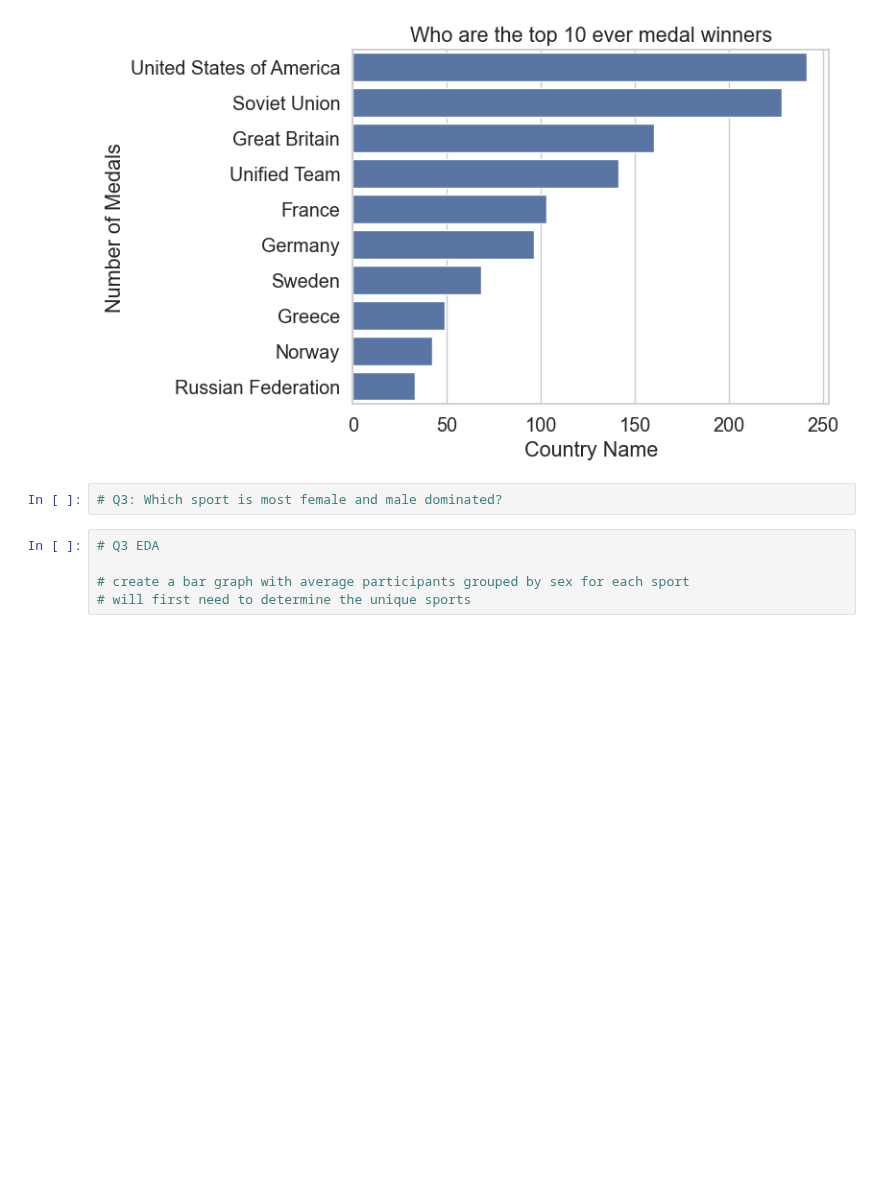
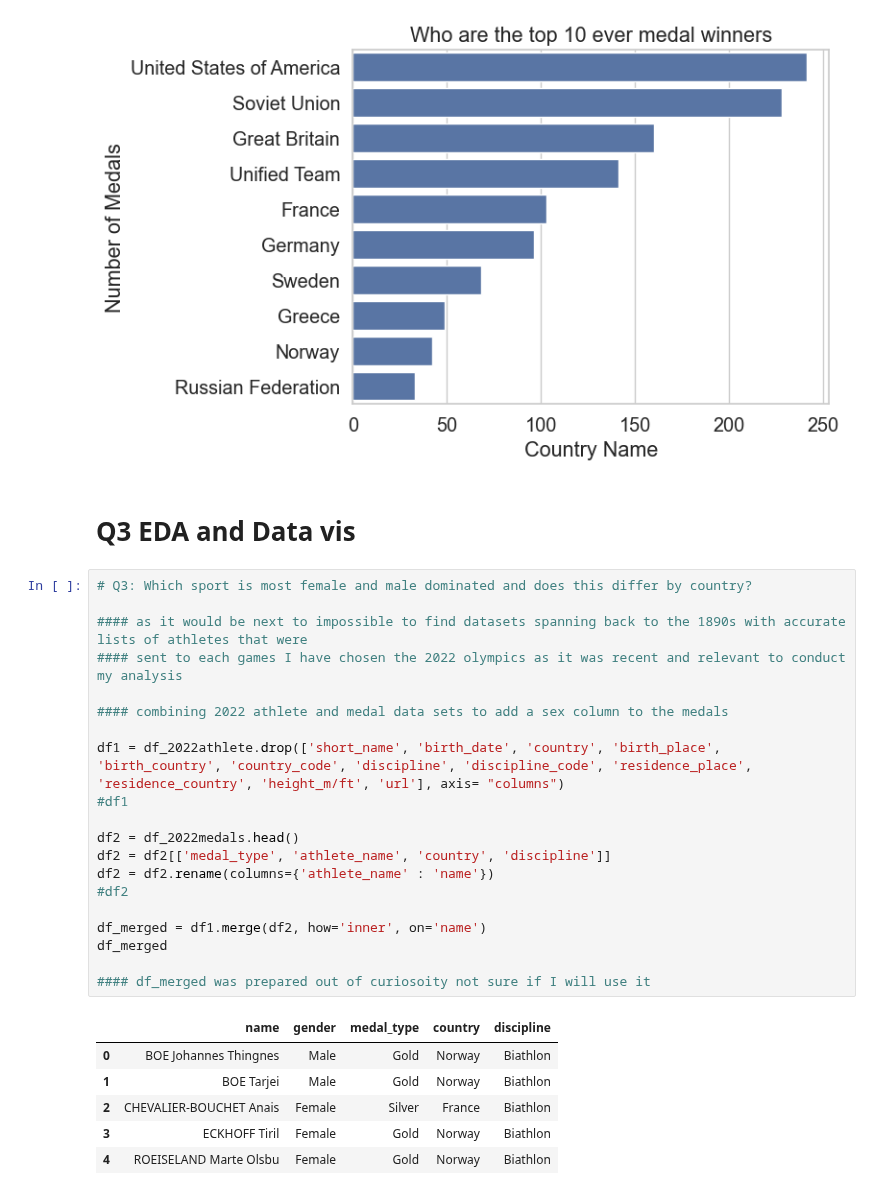
Before and after one commit to ubco-W2022T2-data301/project-group-group17, a Jupyter notebook: analysis/notebooks/analysis_conan.ipynb, the cells around one changed output. Drawn from its saved outputs; the diff is of its cells as text; blank space fills up the shorter version.

```diff
--- a/analysis/notebooks/analysis_conan.ipynb
+++ b/analysis/notebooks/analysis_conan.ipynb
@@ -207,10 +191,32 @@ plot
 # %% [output]
 <Axes: title={'center': 'Who are the top 10 ever medal winners'}, xlabel='Country Name', ylabel='Number of Medals'>
 [figure]
-# %%
-# Q3: Which sport is most female and male dominated?
-# %%
-# Q3 EDA
-
-# create a bar graph with average participants grouped by sex for each sport
-# will first need to determine the unique sports
+# %% [markdown]
+# Q3 EDA and Data vis
+# %%
+# Q3: Which sport is most female and male dominated and does this differ by country?
+
+#### as it would be next to impossible to find datasets spanning back to the 1890s with accurate lists of athletes that were
+#### sent to each games I have chosen the 2022 olympics as it was recent and relevant to conduct my analysis
+
+#### combining 2022 athlete and medal data sets to add a sex column to the medals
+
+df1 = df_2022athlete.drop(['short_name', 'birth_date', 'country', 'birth_place', 'birth_country', 'country_code', 'discipline', 'discipline_code', 'residence_place', 'residence_country', 'height_m/ft', 'url'], axis= "columns")
+#df1
+
+df2 = df_2022medals.head()
+df2 = df2[['medal_type', 'athlete_name', 'country', 'discipline']]
+df2 = df2.rename(columns={'athlete_name' : 'name'})
+#df2
+
+df_merged = df1.merge(df2, how='inner', on='name')
+df_merged
+
+#### df_merged was prepared out of curiosoity not sure if I will use it
+# %% [output]
+|  | name | gender | medal_type | country | discipline |
+| 0 | BOE Johannes Thingnes | Male | Gold | Norway | Biathlon |
+| 1 | BOE Tarjei | Male | Gold | Norway | Biathlon |
+| 2 | CHEVALIER-BOUCHET Anais | Female | Silver | France | Biathlon |
+| 3 | ECKHOFF Tiril | Female | Gold | Norway | Biathlon |
+| 4 | ROEISELAND Marte Olsbu | Female | Gold | Norway | Biathlon |
```
Also changed, not shown: parts of 11 cells of this notebook.
